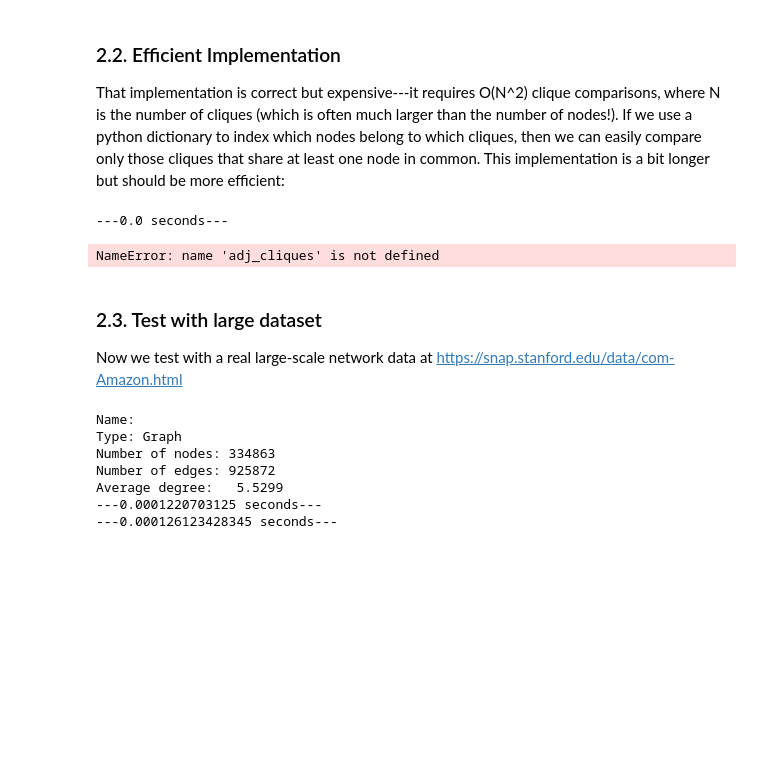
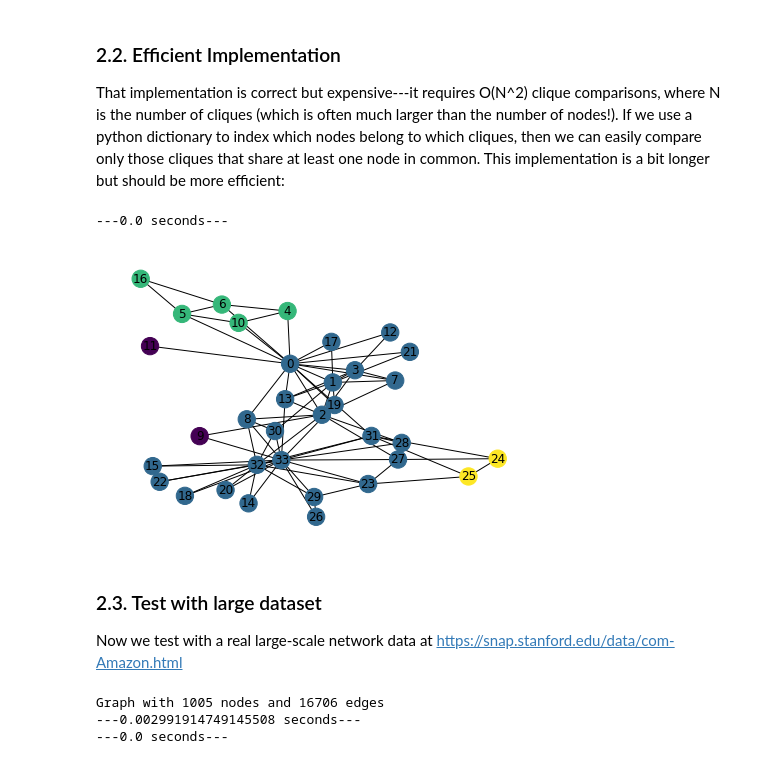
Before and after one commit to NguyenQuangHuy1305/DataAnalytics, a Jupyter notebook: week9/community_questions.ipynb, the cells around one changed output. Drawn from its saved outputs; the diff is of its cells as text; code cells hidden in the pictures; blank space fills up the shorter version.

```diff
--- a/week9/community_questions.ipynb
+++ b/week9/community_questions.ipynb
@@ -119,42 +119,42 @@ def get_percolated_cliques2(G, k):
     # For each clique, see which adjacent cliques percolate
     for clique in cliques:
         for adj_clique in get_adjacent_cliques(clique, membership_dict):
             if len(clique.intersection(adj_clique)) >= (k - 1):
                 perc_graph.add_edge(clique, adj_clique)
 
     # Connected components of clique graph with perc edges
     # are the percolated cliques
     for component in nx.connected_components(perc_graph):
         yield(frozenset.union(*component))
 
 def get_adjacent_cliques(clique, membership_dict):
     adjacent_cliques = set()
 
     # TODO: get adjacent cliques
     for n in clique:
         for adj_clique in membership_dict[n]:
             if clique != adj_clique:
-                adj_cliques.add(adj_clique)
+                adjacent_cliques.add(adj_clique)
     return adjacent_cliques
 
 start_time = time.time()
 communities = get_percolated_cliques2(G,3)
 print("---{0} seconds---".format(time.time() - start_time))
 part = partition(get_percolated_cliques2(G,3))
 
 values = [part.get(node,[-1])[0] for node in G.nodes()]
 
 nx.draw(G, node_color = values, with_labels=True)
 # %% [output]
 ---0.0 seconds---
-NameError: name 'adj_cliques' is not defined
+[figure, added]
 # %% [markdown]
 ### 2.3. Test with large dataset
 
 Now we test with a real large-scale network data at https://snap.stanford.edu/data/com-Amazon.html
 # %%
-# G = nx.read_edgelist("email-Eu-core.txt")
-G = nx.read_edgelist("com-amazon.ungraph.txt")
+G = nx.read_edgelist("email-Eu-core.txt")
+# G = nx.read_edgelist("com-amazon.ungraph.txt")
 print(nx.info(G))
 
 start_time = time.time()
@@ -165,10 +165,6 @@ start_time = time.time()
 communities = get_percolated_cliques2(G, 3)
 print("---{0} seconds---".format(time.time() - start_time))
 # %% [output]
-Name:
-Type: Graph
-Number of nodes: 334863
-Number of edges: 925872
-Average degree:   5.5299
----0.0001220703125 seconds---
----0.000126123428345 seconds---
+Graph with 1005 nodes and 16706 edges
+---0.002991914749145508 seconds---
+---0.0 seconds---
```
Also changed, not shown: 4 other files.
